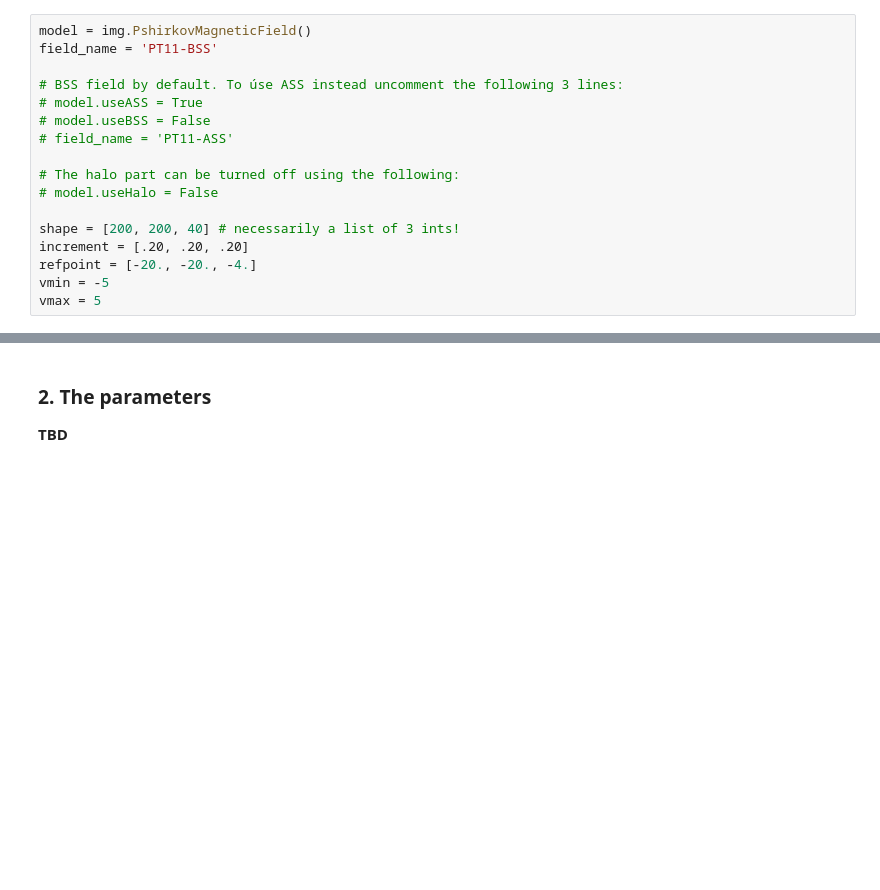
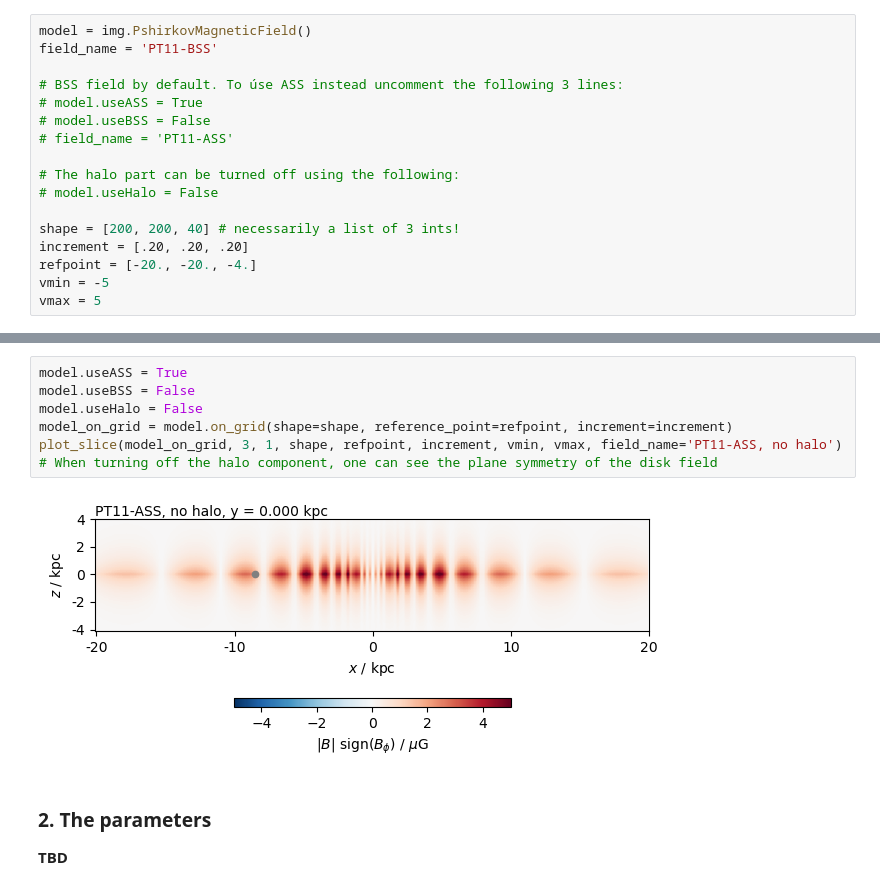
Before and after one commit to rafaelab/imagine-models, a Jupyter notebook: demos/python/model_examples/pshirkov_demo.ipynb, the cells around one changed output, grey strips where cells are left out. Drawn from its saved outputs; the diff is of its cells as text; blank space fills up the shorter version.

```diff
--- a/demos/python/model_examples/pshirkov_demo.ipynb
+++ b/demos/python/model_examples/pshirkov_demo.ipynb
@@ -65,3 +74,12 @@ plot_slice(model_on_grid, 3, 1, shape, refpoint, increment, vmin, vmax, field_na
+# %%
+model.useASS = True
+model.useBSS = False
+model.useHalo = False
+model_on_grid = model.on_grid(shape=shape, reference_point=refpoint, increment=increment)
+plot_slice(model_on_grid, 3, 1, shape, refpoint, increment, vmin, vmax, field_name='PT11-ASS, no halo')
+# When turning off the halo component, one can see the plane symmetry of the disk field
+# %% [output]
+[figure, added]
 # %% [markdown]
 ### 2. The parameters
 
```
Also changed, not shown: parts of 9 cells of this notebook, 16 other files.
